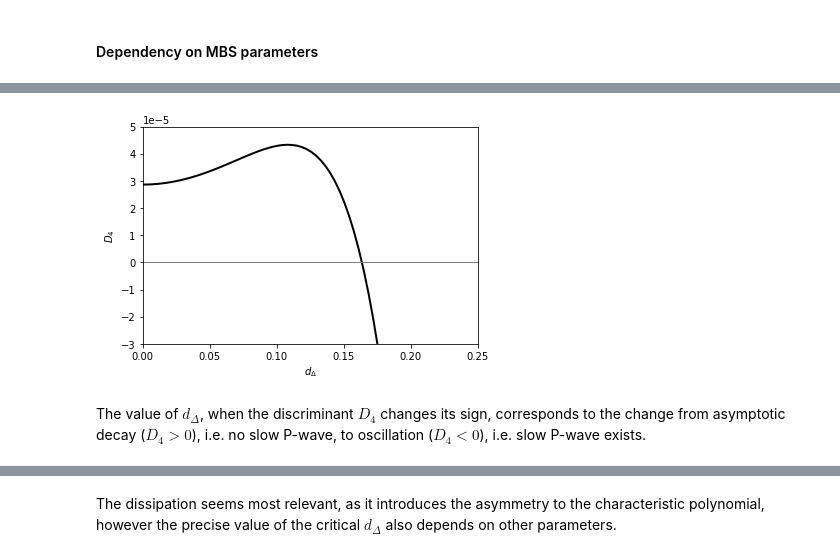
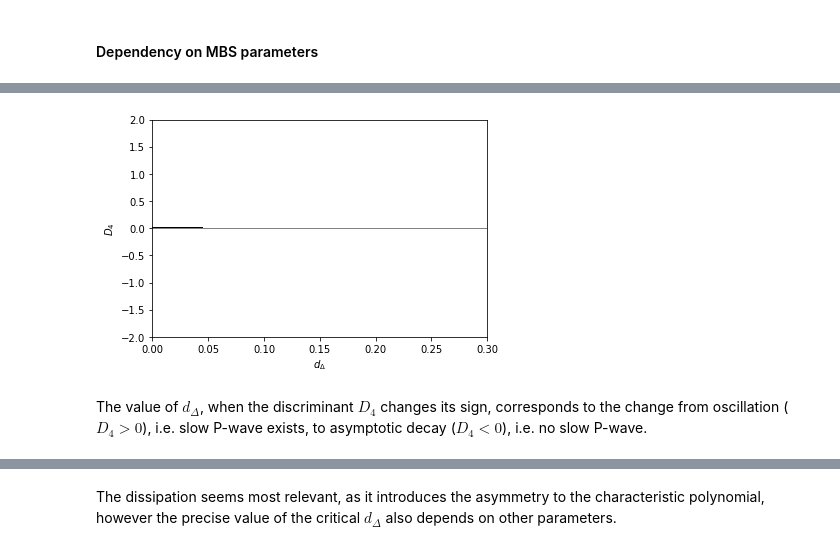
Before and after one commit to nagelt/soil_dynamics, a Jupyter notebook: extra_biot_oscillations.ipynb, the cells around one changed output, grey strips where cells are left out. Drawn from its saved outputs; the diff is of its cells as text; code cells hidden in the pictures.

```diff
--- a/extra_biot_oscillations.ipynb
+++ b/extra_biot_oscillations.ipynb
@@ -62,5 +62,5 @@ Bar length, $L=10$m to center plots around center frequency $f_c$ for fast P-wav
 # %%
-L_num = 5   # good compromise
+L_num = 4
 # %% [markdown]
 Weight function integrals $I_{ij} = \int_0^1 \tilde{w}_i(x)\tilde{w}_j(x)\,\text{d}x$ as they occur in Galerkin's method.
 # %%
@@ -450,3 +451,21 @@ mbs2nondim_P = [(m_1,     I_11*n/RHO),
                 (c_1,     I_11*(((k+1/2)*sp.pi)**2)*n*M*alpha),
                 (c_2,     I_22*(((k+1/2)*sp.pi)**2)*(1 - (n-alpha)*M*alpha)),
                 (c_Delta, I_12*(((k+1/2)*sp.pi)**2)*(n-alpha)*M*n)]
+
+m_1_num_P =         m_1.subs(mbs2nondim_P).subs(nondim_num_k0).evalf()
+m_2_num_P =         m_2.subs(mbs2nondim_P).subs(nondim_num_k0).evalf()
+m_Delta_num_P = m_Delta.subs(mbs2nondim_P).subs(nondim_num_k0).evalf()
+d_Delta_num_P = d_Delta.subs(mbs2nondim_P).subs(nondim_num_k0).evalf()
+c_1_num_P =         c_1.subs(mbs2nondim_P).subs(nondim_num_k0 + [(k,k0)]).evalf()
+c_2_num_P =         c_2.subs(mbs2nondim_P).subs(nondim_num_k0 + [(k,k0)]).evalf()
+c_Delta_num_P = c_Delta.subs(mbs2nondim_P).subs(nondim_num_k0 + [(k,k0)]).evalf()
+# masses
+print('m_1(k=0)     = ' + str(m_1_num_P))
+print('m_2(k=0)     = ' + str(m_2_num_P))
+print('m_Delta(k=0) = ' + str(m_Delta_num_P))
+# damping
+print('d_Delta(k=0) = ' + str(d_Delta_num_P))
+# springs
+print('c_1(k=0)     = ' + str(c_1_num_P))
+print('c_2(k=0)     = ' + str(c_2_num_P))
+print('c_Delta(k=0) = ' + str(c_Delta_num_P))
@@ -682,21 +709,3 @@ a1_mbs_P = coefficients_mbs_P[delta]
 a0_mbs_P = coefficients_mbs_P[sp.S.One]
 # %%
 D4_mbs = sp.simplify(quartic_discriminant(a4_mbs_P, a3_mbs_P, a2_mbs_P, a1_mbs_P, a0_mbs_P))
-# %%
-m_1_num_P = m_1.subs(mbs2nondim_P).subs(nondim_num).evalf()
-m_2_num_P = m_2.subs(mbs2nondim_P).subs(nondim_num).evalf()
-m_Delta_num_P = m_Delta.subs(mbs2nondim_P).subs(nondim_num).evalf()
-d_Delta_num_P = d_Delta.subs(mbs2nondim_P).subs(nondim_num).evalf()
-c_1_num_P = c_1.subs(mbs2nondim_P).subs(nondim_num + [(k,k0)]).evalf()
-c_2_num_P = c_2.subs(mbs2nondim_P).subs(nondim_num + [(k,k0)]).evalf()
-c_Delta_num_P = c_Delta.subs(mbs2nondim_P).subs(nondim_num + [(k,k0)]).evalf()
-# masses
-print('m_1 = ' + str(m_1_num_P))
-print('m_2 = ' + str(m_2_num_P))
-print('m_Delta = ' + str(m_Delta_num_P))
-# damping
-print('d_Delta = ' + str(d_Delta_num_P))
-# springs
-print('c_1 = ' + str(c_1_num_P))
-print('c_2 = ' + str(c_2_num_P))
-print('c_Delta = ' + str(c_Delta_num_P))
@@ -714,18 +715,18 @@ D4_mbs_d = sp.lambdify(d_Delta, D4_mbs_num, modules='numpy')
 # %%
 d_Delta_range = np.linspace(0.0, 0.16*float(d_Delta_num_P))
 D4_mbs_range = D4_mbs_d(d_Delta_range)
 plt.plot(d_Delta_range, D4_mbs_range, color='black', linewidth=2);
 plt.plot([0,1],[0, 0], color='gray', linewidth=1);
-plt.xlim((0,0.25))
-plt.ylim((-3e-5,5e-5))
+plt.xlim((0,0.3))
+plt.ylim((-2,2))
 plt.xlabel('$d_\Delta$');
 plt.ylabel('$D_4$');
 #plt.show();
 #tikzplotlib.save("d_crit.tex", axis_height = '\\figH', axis_width = '\\figW')
 # %% [output]
-[figure, old version]
+[figure, new version]
 # %% [markdown]
-The value of $d_\Delta$, when the discriminant $D_4$ changes its sign, corresponds to the change from asymptotic decay ($D_4>0$), i.e. no slow P-wave, to oscillation ($D_4<0$), i.e. slow P-wave exists.
+The value of $d_\Delta$, when the discriminant $D_4$ changes its sign, corresponds to the change from oscillation ($D_4>0$), i.e. slow P-wave exists, to asymptotic decay ($D_4<0$), i.e. no slow P-wave.
 # %%
 d_Delta_crit_P = fsolve(D4_mbs_d, 0.8)
 print('critical d_Delta = '+ str(d_Delta_crit_P[0]))
```
Also changed, not shown: parts of 38 cells of this notebook.
